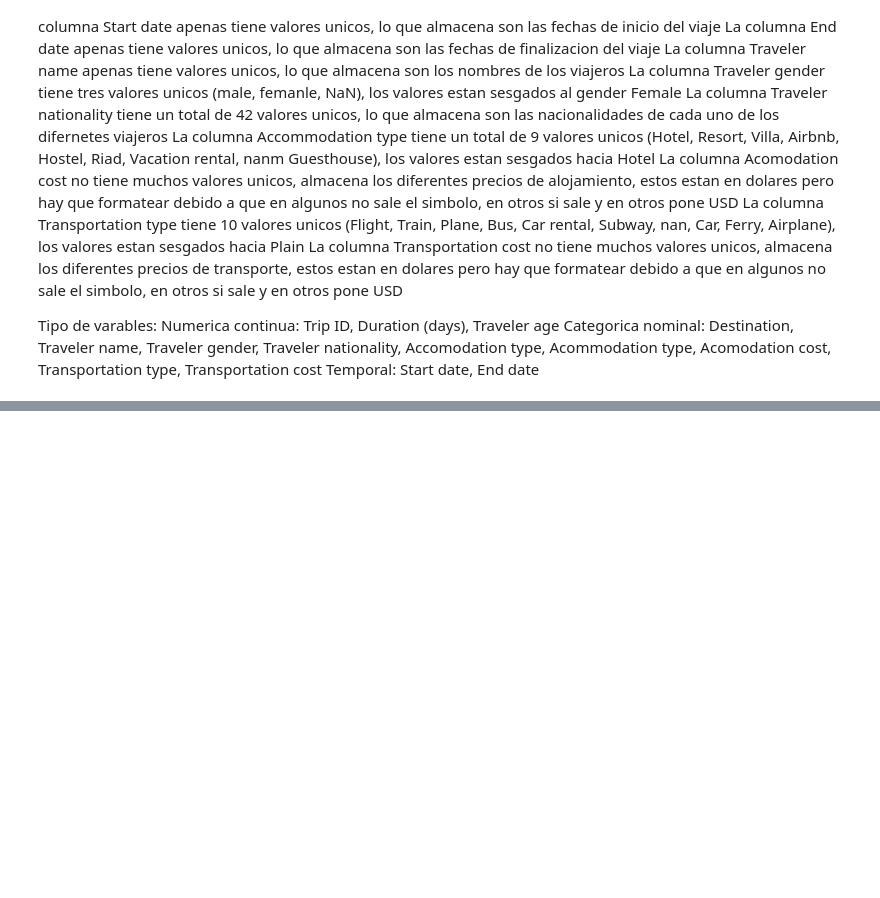
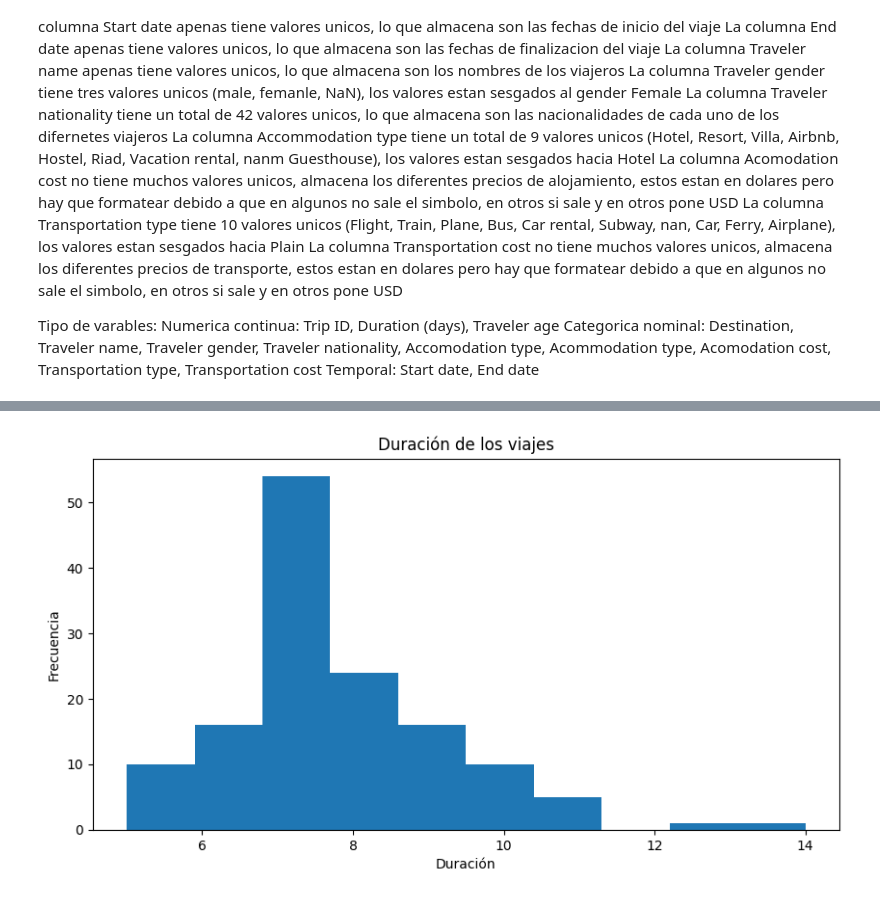
Before and after one commit to maketas1/proyectos, a Jupyter notebook: viajes.ipynb, the cells around one changed output, grey strips where cells are left out. Cells and saved outputs as stored; diff of their text form; code cells hidden in the pictures; blank space fills up the shorter version.

Commit message:
inicio graficos viajes

```diff
--- a/viajes.ipynb
+++ b/viajes.ipynb
@@ -200,0 +216,10 @@ Temporal: Start date, End date
+# %%
+fig, ax = plt.subplots(figsize=(10, 5))
+
+ax.hist(df1_copia['Duration (days)'])
+plt.xlabel('Duración')
+plt.ylabel('Frecuencia')
+plt.title('Duración de los viajes')
+plt.show()
+# %% [output]
+[figure, added]
```
Also changed, not shown: parts of 5 cells of this notebook.
